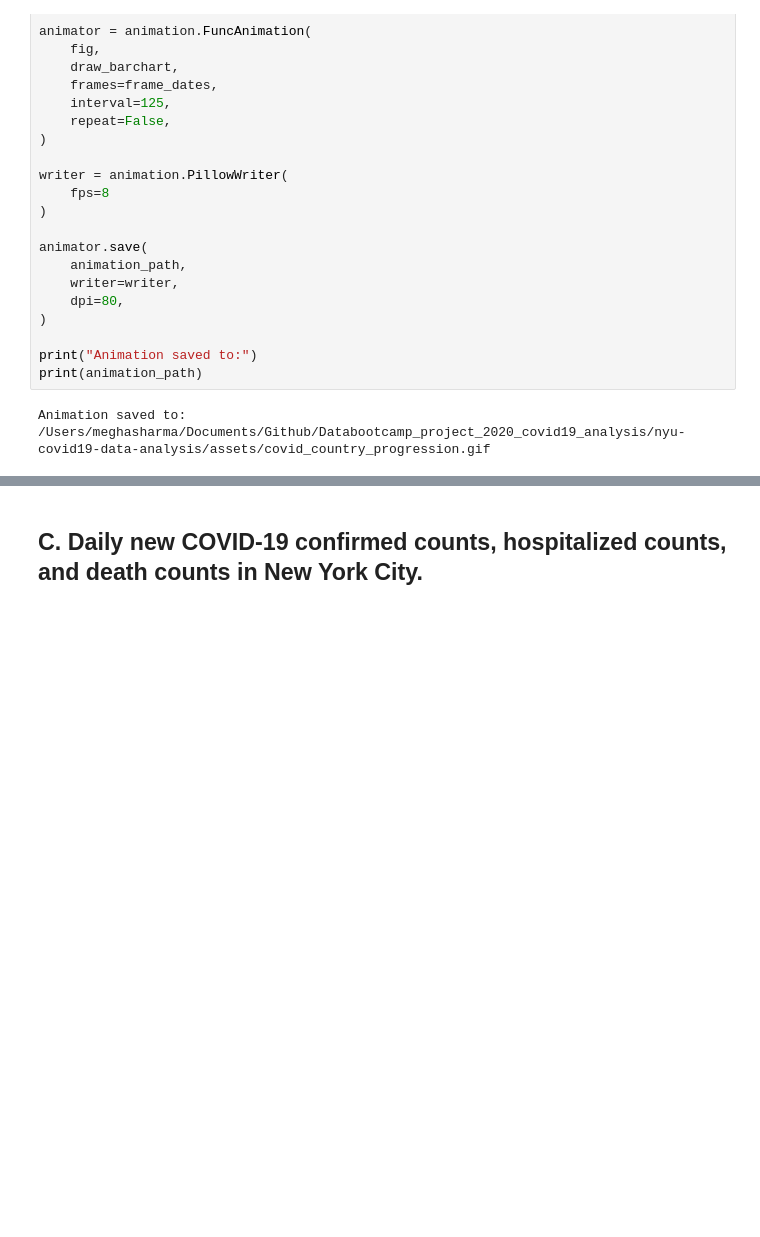
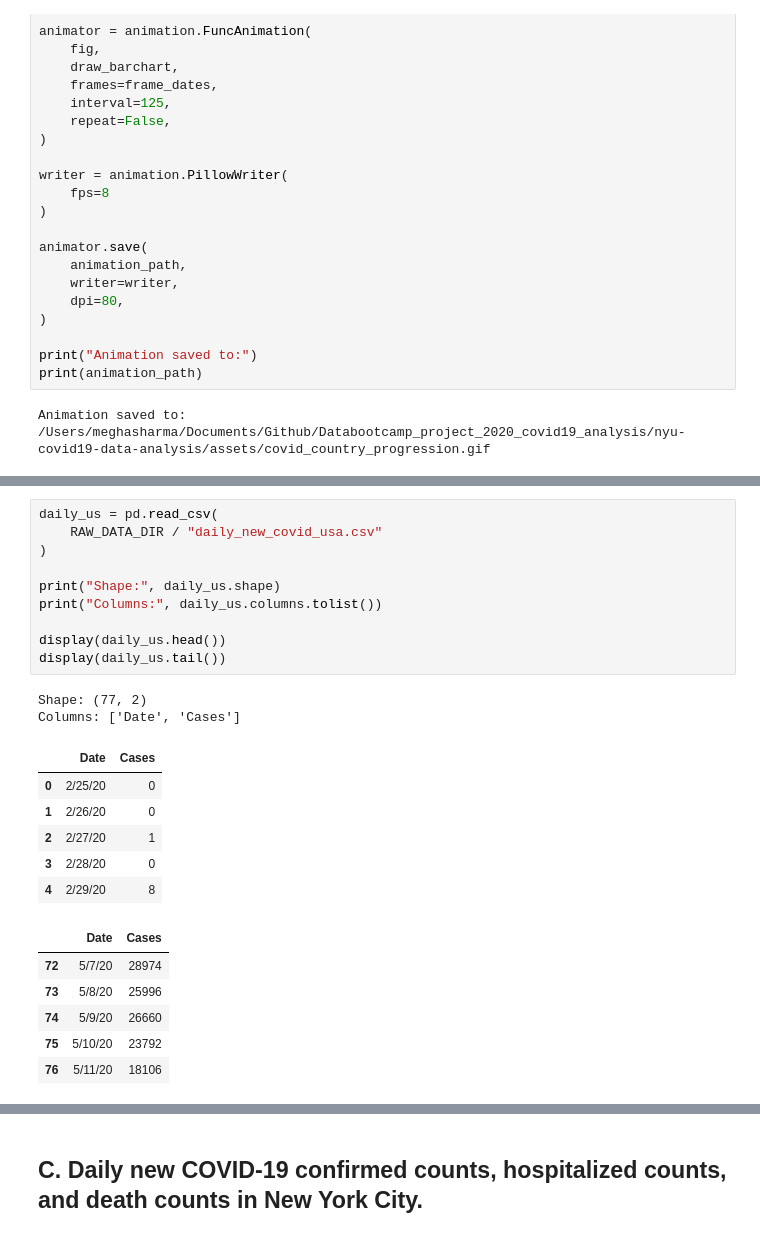
Before and after one commit to 19meghas/nyu-covid19-data-analysis, a Jupyter notebook: notebooks/01_restored_covid19_analysis.ipynb, the cells around one changed output, grey strips where cells are left out. Cells and saved outputs as stored; diff of their text form; blank space fills up the shorter version.

```diff
--- a/notebooks/01_restored_covid19_analysis.ipynb
+++ b/notebooks/01_restored_covid19_analysis.ipynb
@@ -1063,0 +1135,25 @@ fig.show()
+# %%
+daily_us = pd.read_csv(
+    RAW_DATA_DIR / "daily_new_covid_usa.csv"
+)
+
+print("Shape:", daily_us.shape)
+print("Columns:", daily_us.columns.tolist())
+
+display(daily_us.head())
+display(daily_us.tail())
+# %% [output]
+Shape: (77, 2)
+Columns: ['Date', 'Cases']
+|  | Date | Cases |
+| 0 | 2/25/20 | 0 |
+| 1 | 2/26/20 | 0 |
+| 2 | 2/27/20 | 1 |
+| 3 | 2/28/20 | 0 |
+| 4 | 2/29/20 | 8 |
+|  | Date | Cases |
+| 72 | 5/7/20 | 28974 |
+| 73 | 5/8/20 | 25996 |
+| 74 | 5/9/20 | 26660 |
+| 75 | 5/10/20 | 23792 |
+| 76 | 5/11/20 | 18106 |
```
Also changed, not shown: parts of 63 cells of this notebook.
